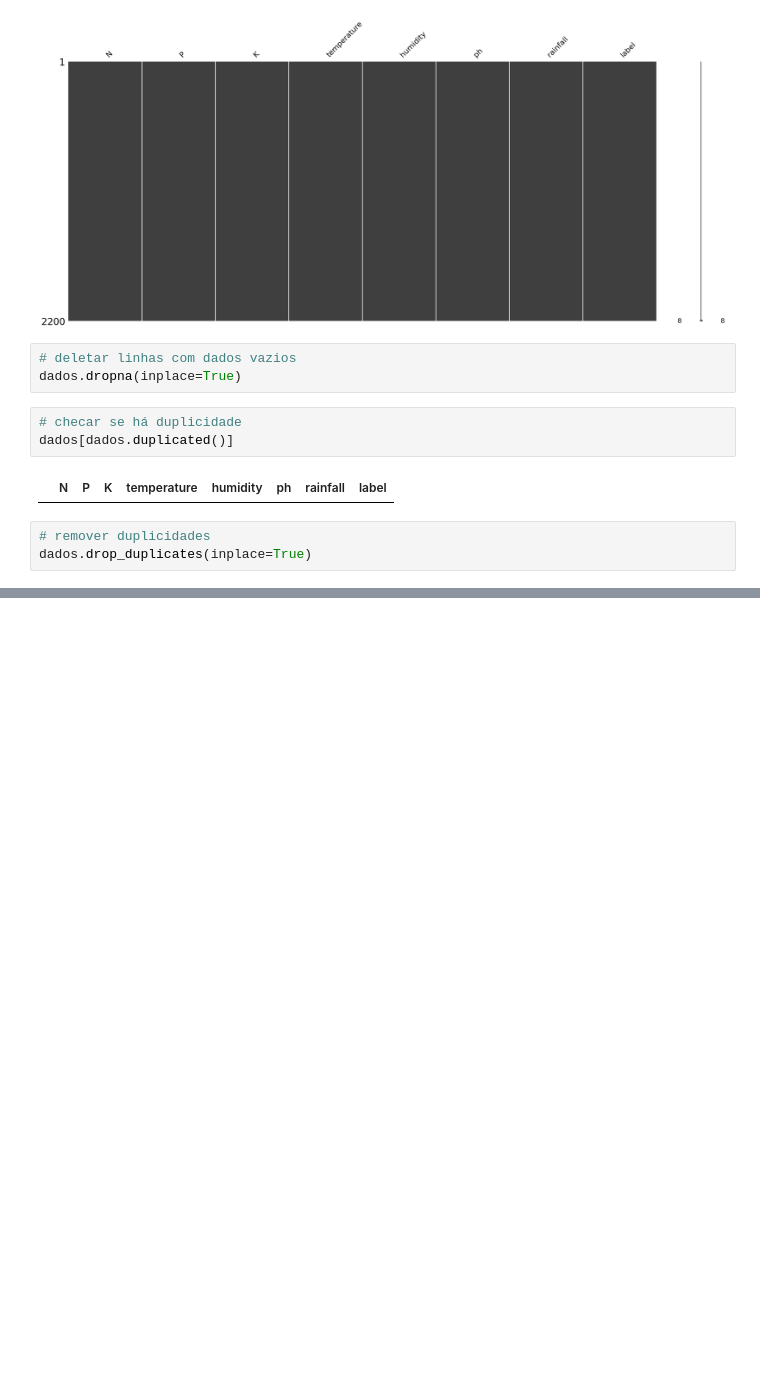
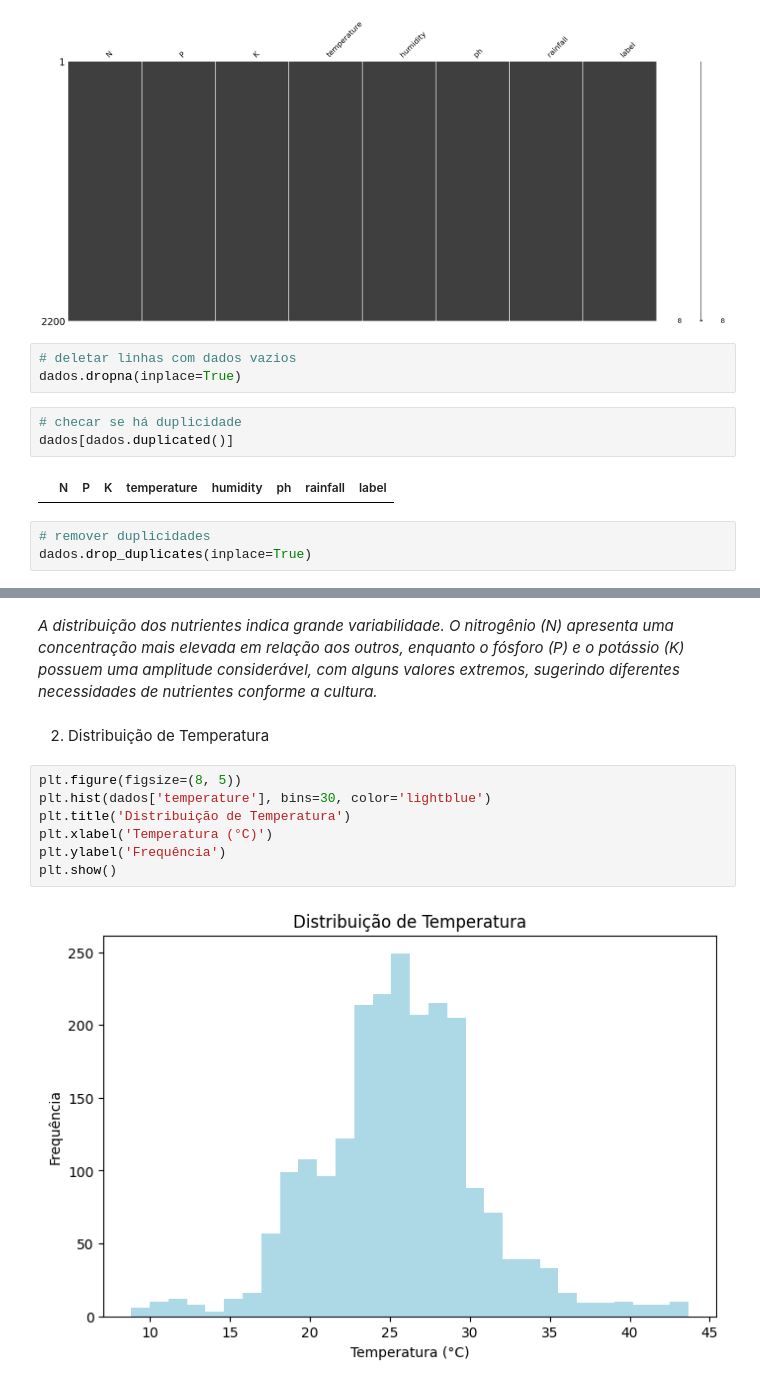
Before and after one commit to jonatasgomes/FIAP, a Jupyter notebook: Fase_3/Cap14/src/JônatasGomesAlves_RM559693_fase3_cap14.ipynb, the cells around one changed output, grey strips where cells are left out. Saved outputs shown, nothing was run; the diff lists cells and outputs as text; blank space fills up the shorter version.

```diff
--- a/Fase_3/Cap14/src/JônatasGomesAlves_RM559693_fase3_cap14.ipynb
+++ b/Fase_3/Cap14/src/JônatasGomesAlves_RM559693_fase3_cap14.ipynb
@@ -68,0 +106,13 @@ dados.drop_duplicates(inplace=True)
+# %% [markdown]
+*A distribuição dos nutrientes indica grande variabilidade. O nitrogênio (N) apresenta uma concentração mais elevada em relação aos outros, enquanto o fósforo (P) e o potássio (K) possuem uma amplitude considerável, com alguns valores extremos, sugerindo diferentes necessidades de nutrientes conforme a cultura.*
+# %% [markdown]
+2. Distribuição de Temperatura
+# %%
+plt.figure(figsize=(8, 5))
+plt.hist(dados['temperature'], bins=30, color='lightblue')
+plt.title('Distribuição de Temperatura')
+plt.xlabel('Temperatura (°C)')
+plt.ylabel('Frequência')
+plt.show()
+# %% [output]
+[figure, added]
```
Also changed, not shown: parts of 25 cells of this notebook, 1 other file.
